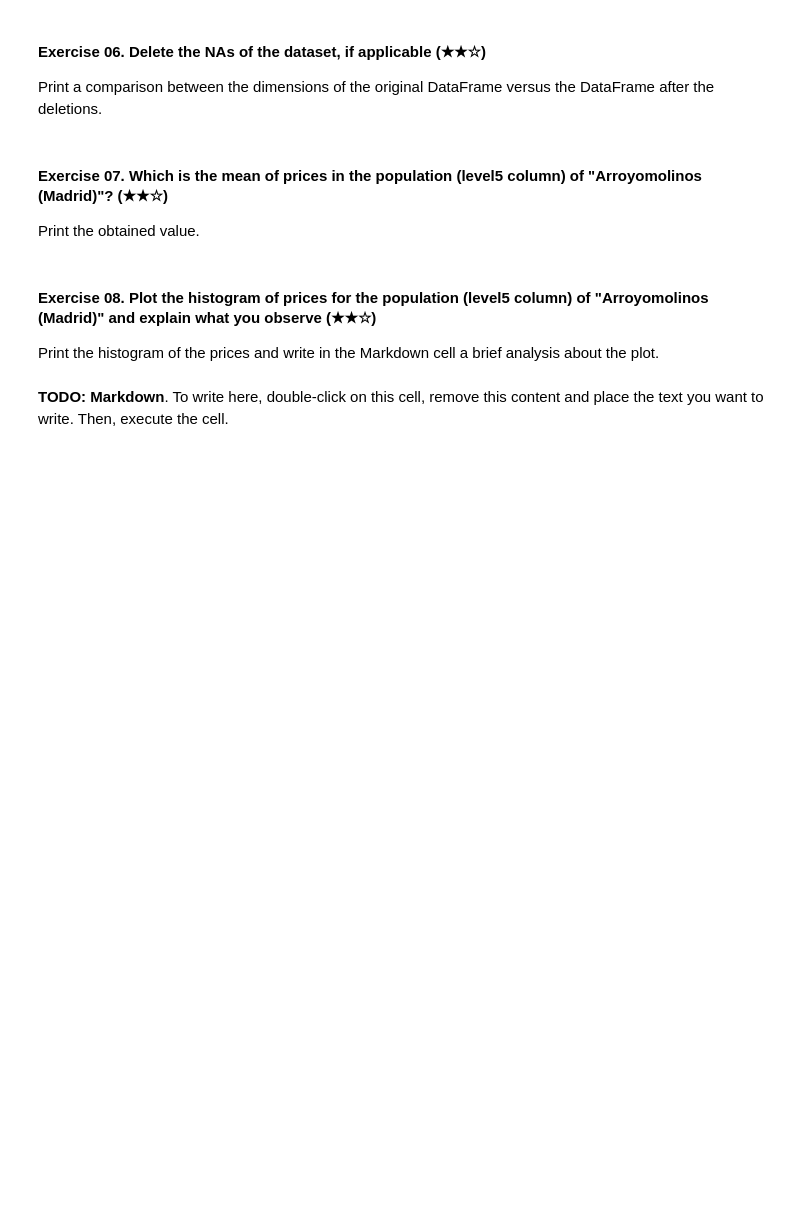
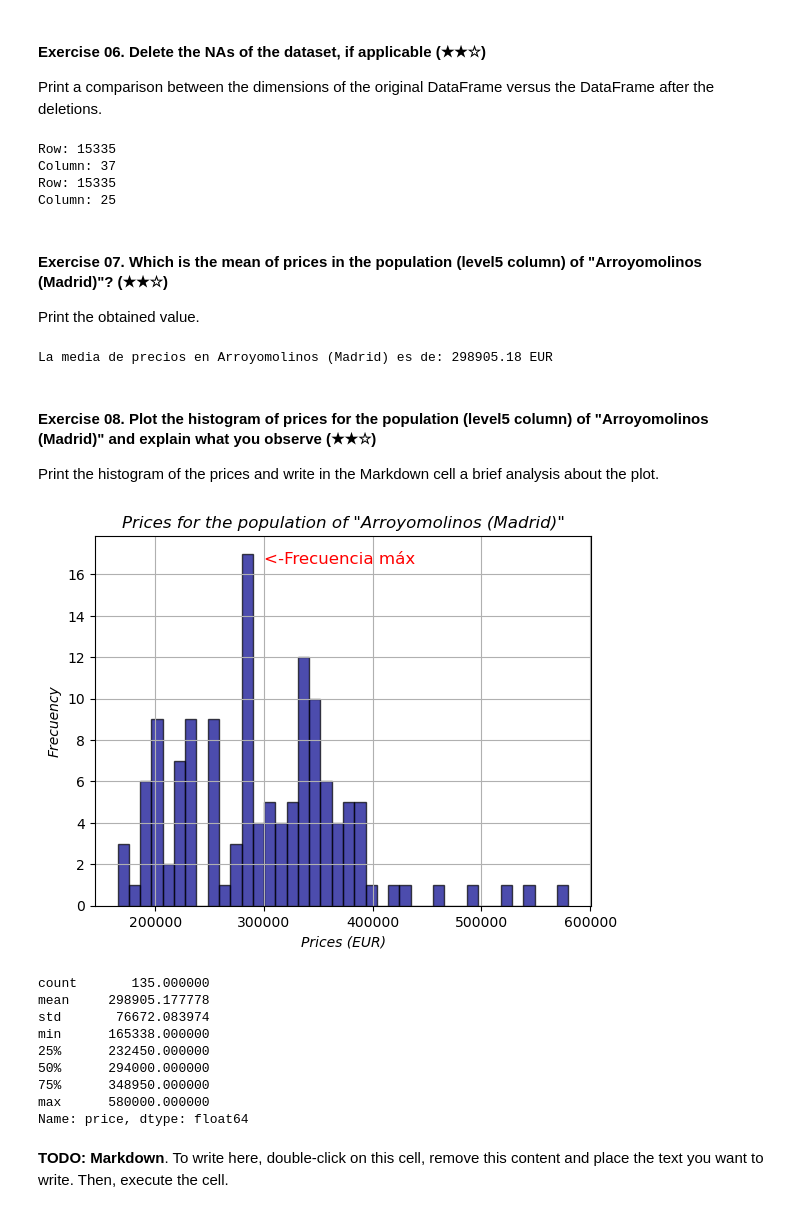
Before and after one commit to FerminRomeroBleda/realestate-datacleanup-exercise, a Jupyter notebook: project.ipynb, the cells around one changed output. Drawn from its saved outputs; the diff is of its cells as text; code cells hidden in the pictures; blank space fills up the shorter version.

```diff
--- a/project.ipynb
+++ b/project.ipynb
@@ -106,18 +146,80 @@ Print a boolean value (`True` or `False`) followed by the rows/cols that contain
 Print a comparison between the dimensions of the original DataFrame versus the DataFrame after the deletions.
 # %%
 # TODO
+
+row, column = ds.shape
+print(f"Row: {row}\nColumn: {column}")
+
+ds.dropna(axis=1, how='any', inplace = True)
+
+row2, column2 = ds.shape
+print(f"Row: {row2}\nColumn: {column2}")
+# %% [output]
+Row: 15335
+Column: 37
+Row: 15335
+Column: 25
 # %% [markdown]
 #### Exercise 07. Which is the mean of prices in the population (level5 column) of "Arroyomolinos (Madrid)"? (★★☆)
 
 Print the obtained value.
 # %%
 # TODO
+
+ds_filtered = ds[ds['price'] !=0 ]
+
+ds_filtered_Arroyomolinos = ds_filtered[ds_filtered['level5'] == 'Arroyomolinos (Madrid)']
+
+mean_prices_Arroyomolinos = ds_filtered_Arroyomolinos['price'].mean()
+
+print(f"La media de precios en Arroyomolinos (Madrid) es de: {round(mean_prices_Arroyomolinos,2)} EUR")
+# %% [output]
+La media de precios en Arroyomolinos (Madrid) es de: 298905.18 EUR
 # %% [markdown]
 #### Exercise 08. Plot the histogram of prices for the population (level5 column) of "Arroyomolinos (Madrid)" and explain what you observe (★★☆)
 
 Print the histogram of the prices and write in the Markdown cell a brief analysis about the plot.
 # %%
 # TODO: Code
+
+import matplotlib.pyplot as plt
+
+
+
+prices_Arroyomolinos = ds_filtered_Arroyomolinos['price']
+
+plt.figure()
+plt.hist(prices_Arroyomolinos,
+          bins=40,
+          alpha=0.7,
+          edgecolor = 'black',
+          color = 'darkblue')
+plt.title('Prices for the population of "Arroyomolinos (Madrid)"',
+           fontstyle = 'oblique')
+plt.xlabel('Prices (EUR)',
+            fontstyle = 'italic')
+plt.ylabel('Frecuency',
+            fontstyle = 'italic')
+plt.grid(True)
+
+plt.text(300000,16.5,'<-Frecuencia máx',fontsize=12, color='red')
+
+
+plt.show()
+
+# Statistic summary para un breve análisis del trazado
+prices_Arroyomolinos.describe()
+# %% [output]
+[figure, added]
+count       135.000000
+mean     298905.177778
+std       76672.083974
+min      165338.000000
+25%      232450.000000
+50%      294000.000000
+75%      348950.000000
+max      580000.000000
+Name: price, dtype: float64
 # %% [markdown]
 **TODO: Markdown**. To write here, double-click on this cell, remove this content and place the text you want to write. Then, execute the cell.
 # %% [markdown]
```
Also changed, not shown: parts of 2 cells of this notebook.
